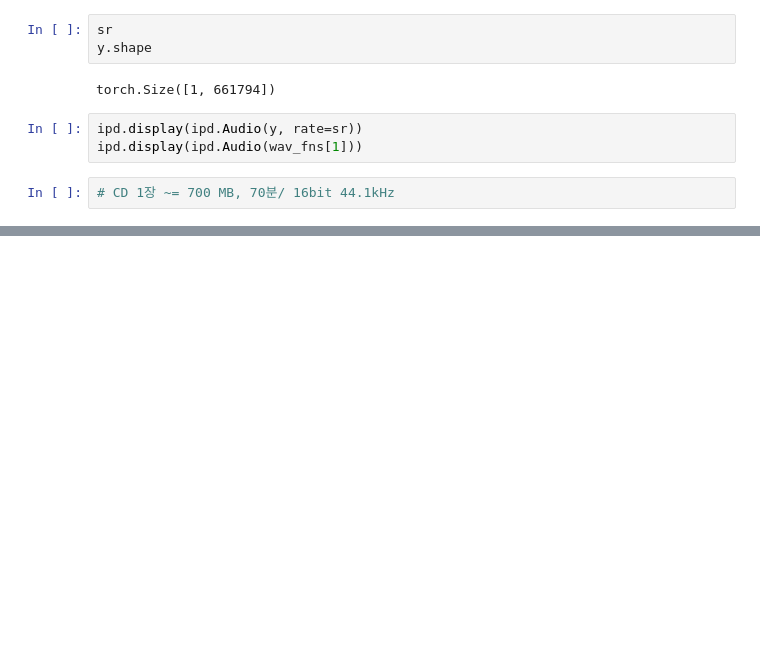
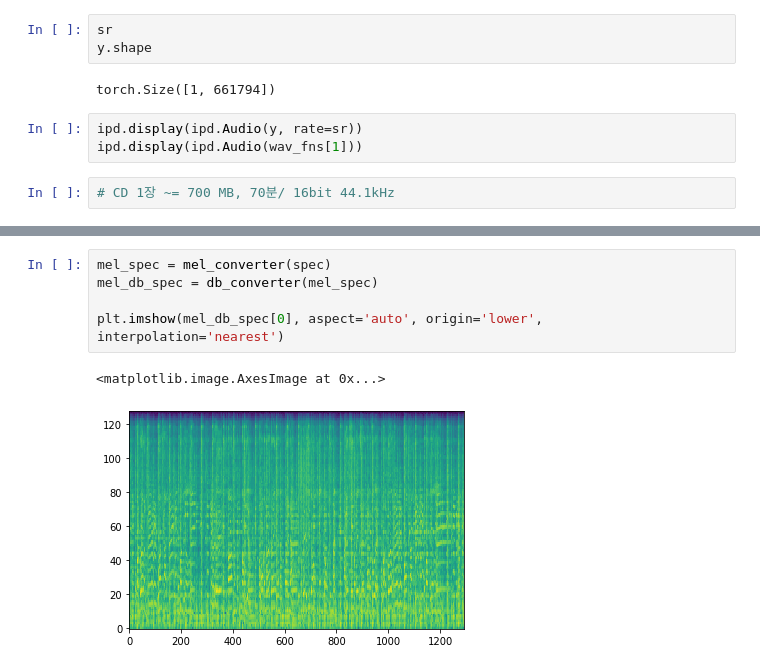
Before and after one commit to jdasam/ant5015-2023, a Jupyter notebook: notebooks/3rd_week_live_coding.ipynb, the cells around one changed output, grey strips where cells are left out. Cells and saved outputs as stored; diff of their text form; blank space fills up the shorter version.

```diff
--- a/notebooks/3rd_week_live_coding.ipynb
+++ b/notebooks/3rd_week_live_coding.ipynb
@@ -71,0 +109,8 @@ ipd.display(ipd.Audio(wav_fns[1]))
+# %%
+mel_spec = mel_converter(spec)
+mel_db_spec = db_converter(mel_spec)
+
+plt.imshow(mel_db_spec[0], aspect='auto', origin='lower', interpolation='nearest')
+# %% [output]
+<matplotlib.image.AxesImage at 0x...>
+[figure, added]
```
Also changed, not shown: parts of 9 cells of this notebook.
